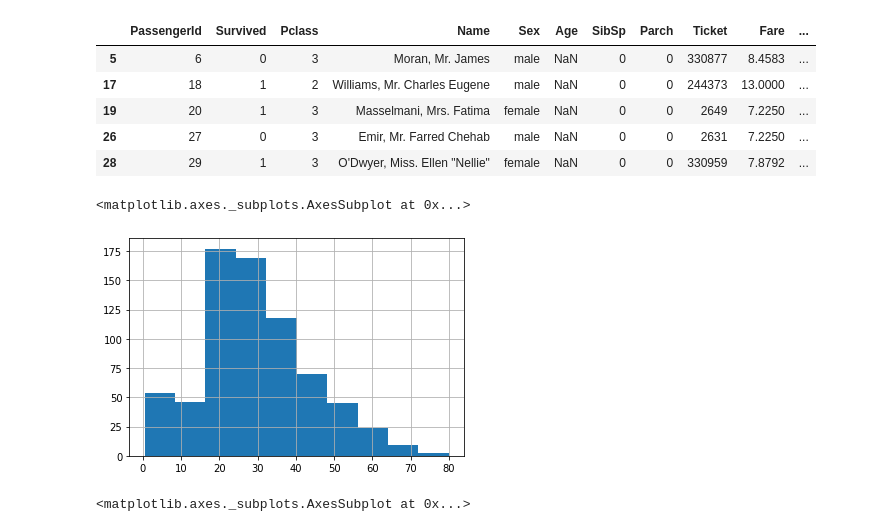
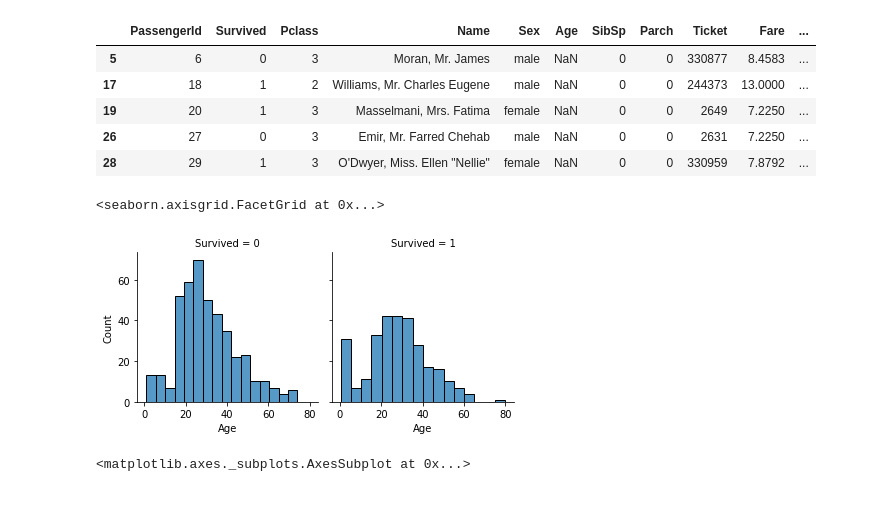
Before and after one commit to katsuba-mikhail/learn-kaggle, a Jupyter notebook: Kaggle_Titanic.ipynb, the cells around one changed output. Drawn from its saved outputs; the diff is of its cells as text; code cells hidden in the pictures; blank space fills up the shorter version.

```diff
--- a/Kaggle_Titanic.ipynb
+++ b/Kaggle_Titanic.ipynb
@@ -249,11 +270,12 @@ train_df[train_df['Age'].isnull()].head()
 | 19 | 20 | 1 | 3 | Masselmani, Mrs. Fatima | female | NaN | 0 | 0 | 2649 | 7.2250 | ... |
 | 26 | 27 | 0 | 3 | Emir, Mr. Farred Chehab | male | NaN | 0 | 0 | 2631 | 7.2250 | ... |
 | 28 | 29 | 1 | 3 | O'Dwyer, Miss. Ellen "Nellie" | female | NaN | 0 | 0 | 330959 | 7.8792 | ... |
-# %%
-train_df['Age'].hist()
-# %% [output]
-<matplotlib.axes._subplots.AxesSubplot at 0x...>
-[figure, removed]
+# %%
+g = sns.FacetGrid(train_df, col='Survived')
+g.map(sns.histplot, 'Age')
+# %% [output]
+<seaborn.axisgrid.FacetGrid at 0x...>
+[figure, added]
 # %%
 (
     train_df['Age']
```
Also changed, not shown: parts of 7 cells of this notebook.
